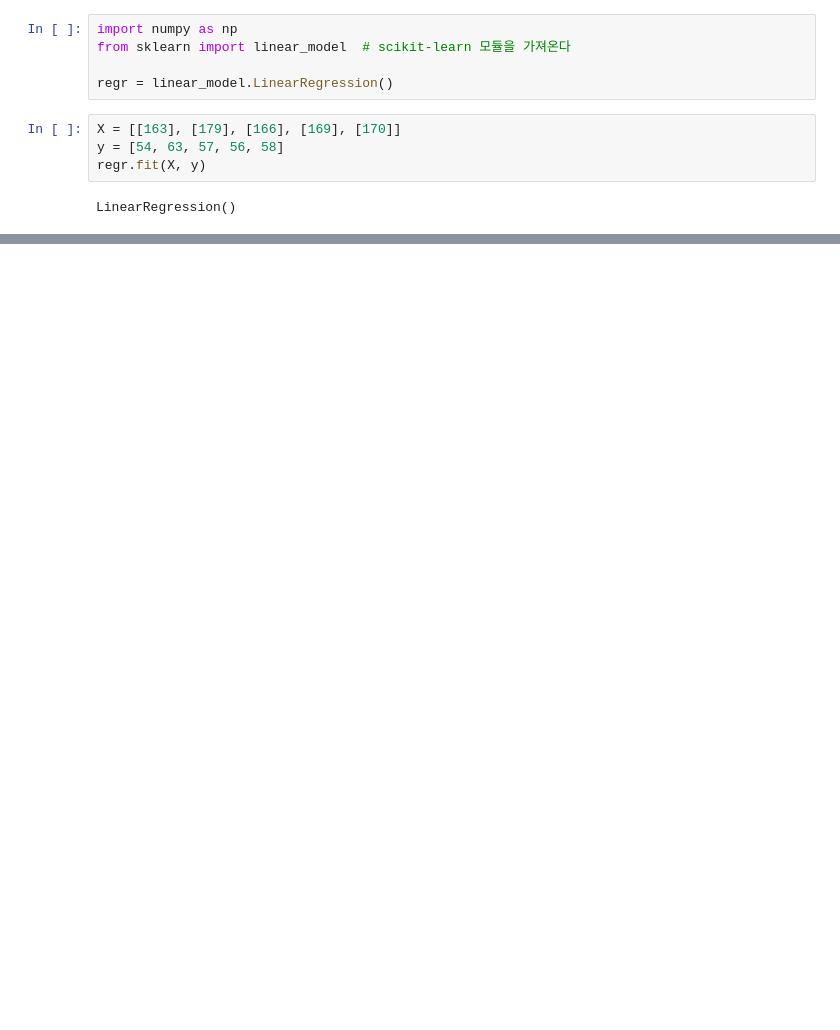
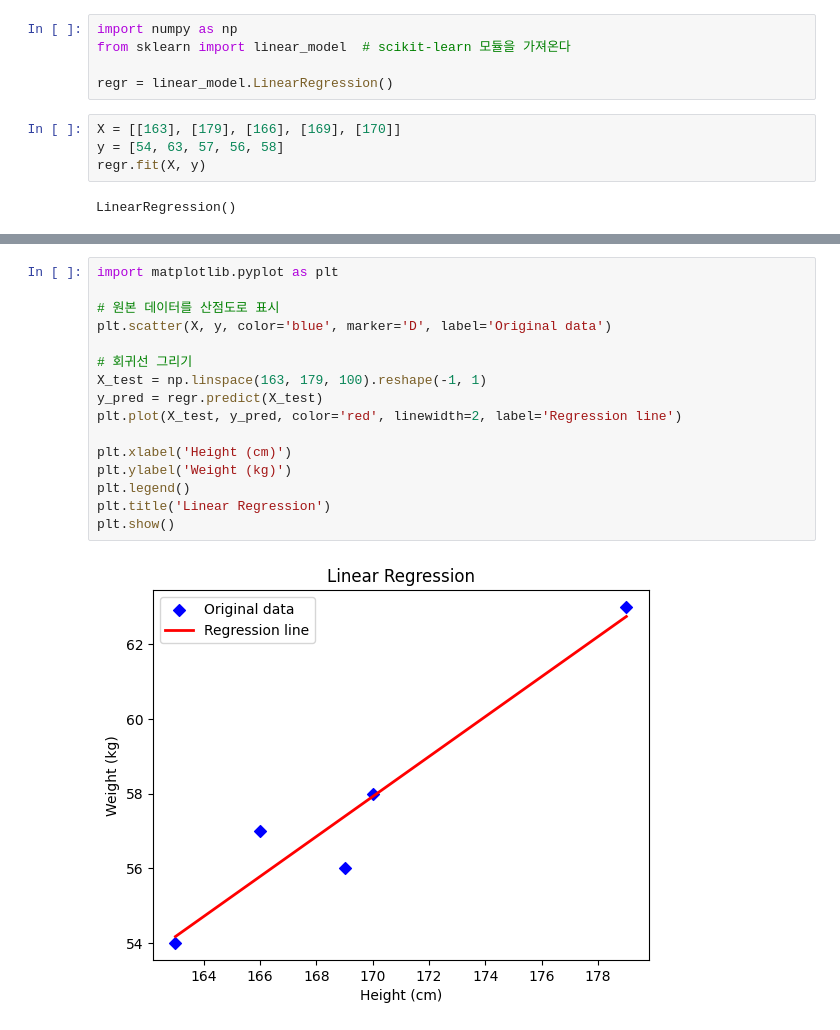
Before and after one commit to jalanwang/Robot-AI, a Jupyter notebook: deeplearning/ML/MATPLOTLIB/my_scikitlearn.ipynb, the cells around one changed output, grey strips where cells are left out. Cells and saved outputs as stored; diff of their text form; blank space fills up the shorter version.

```diff
--- a/deeplearning/ML/MATPLOTLIB/my_scikitlearn.ipynb
+++ b/deeplearning/ML/MATPLOTLIB/my_scikitlearn.ipynb
@@ -11,0 +23,18 @@ LinearRegression()
+# %%
+import matplotlib.pyplot as plt
+
+# 원본 데이터를 산점도로 표시
+plt.scatter(X, y, color='blue', marker='D', label='Original data')
+
+# 회귀선 그리기
+X_test = np.linspace(163, 179, 100).reshape(-1, 1)
+y_pred = regr.predict(X_test)
+plt.plot(X_test, y_pred, color='red', linewidth=2, label='Regression line')
+
+plt.xlabel('Height (cm)')
+plt.ylabel('Weight (kg)')
+plt.legend()
+plt.title('Linear Regression')
+plt.show()
+# %% [output]
+[figure, added]
```
Also changed, not shown: parts of 11 cells of this notebook, 3 other files.
